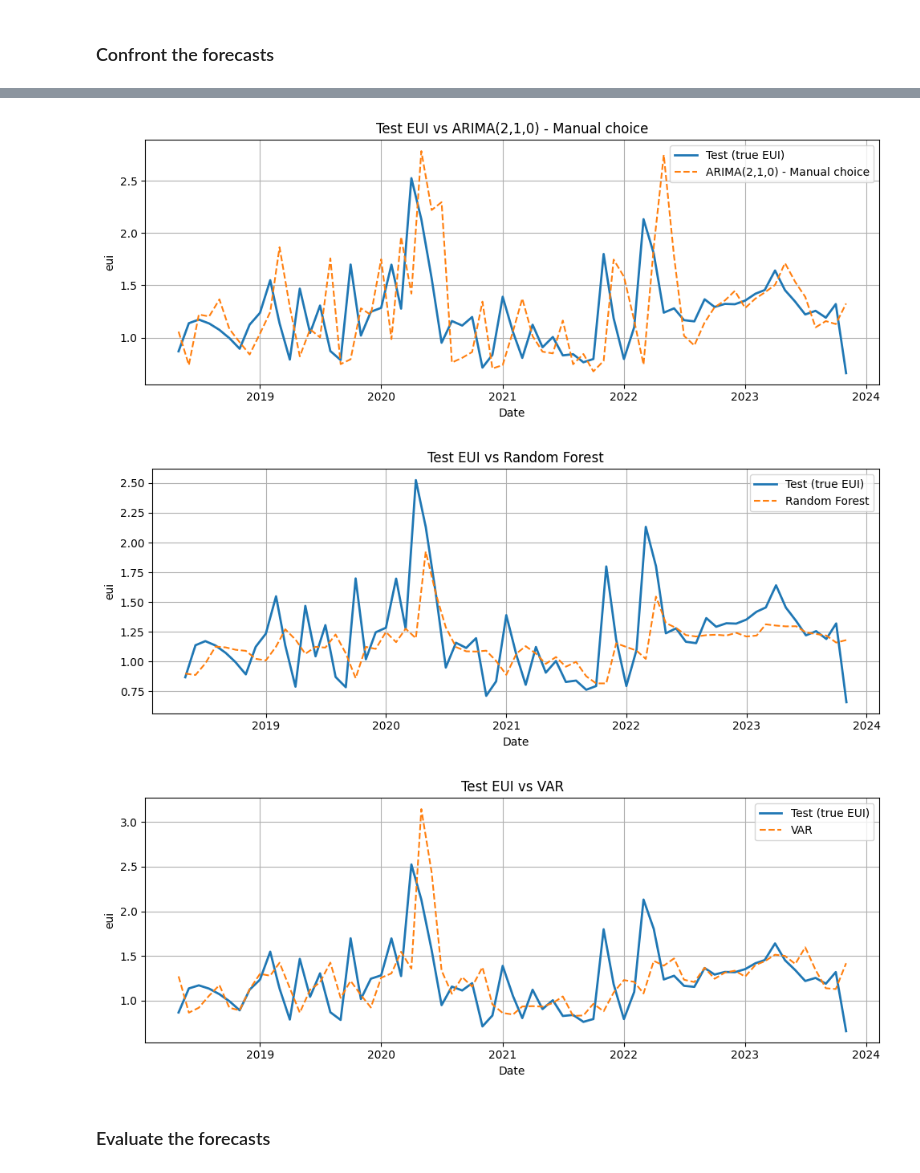
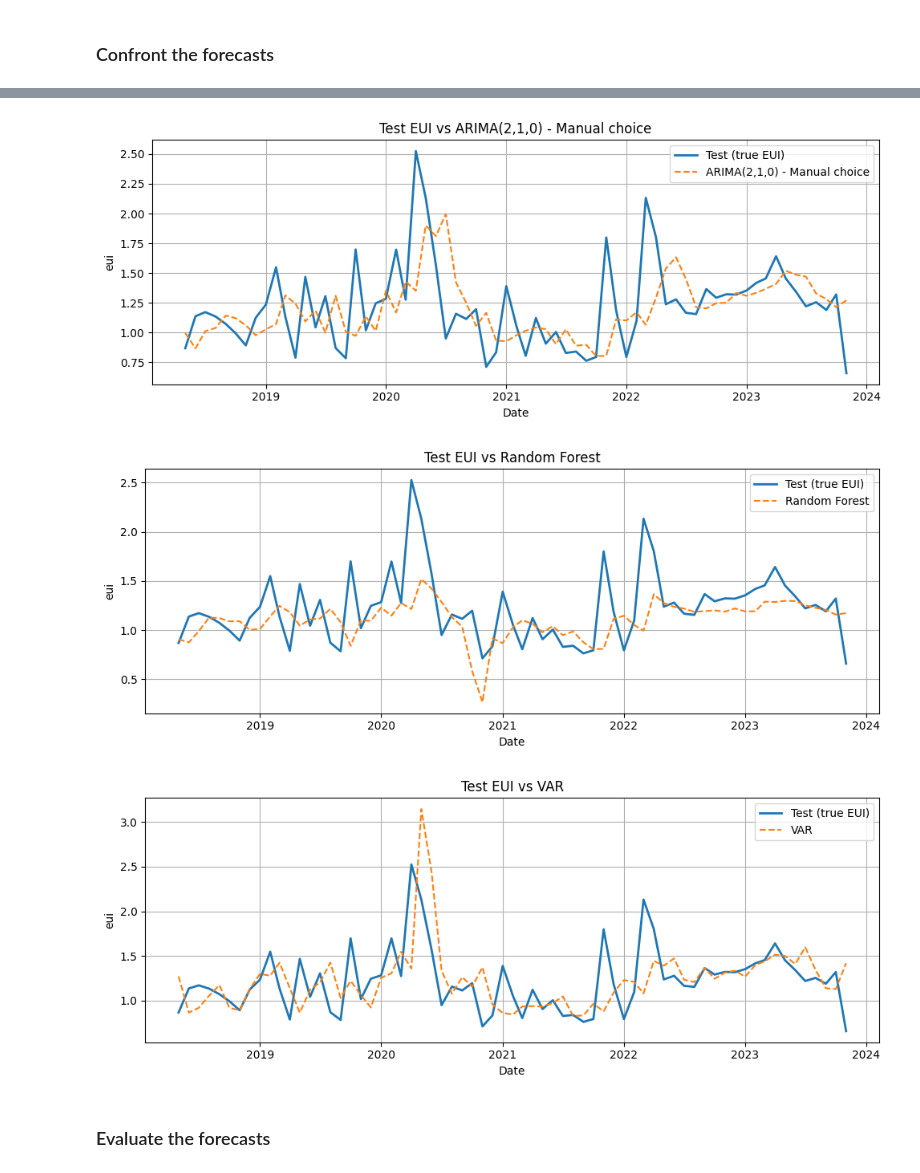
Before and after one commit to alessandro-macchi/bayesian_analysis, a Jupyter notebook: main_analysis.ipynb, the cells around one changed output, grey strips where cells are left out. Cells and saved outputs as stored; diff of their text form; code cells hidden in the pictures.

```diff
--- a/main_analysis.ipynb
+++ b/main_analysis.ipynb
@@ -942,29 +1031,21 @@ Max:    2.833962
 # -----------------------------
 # 1. True series (levels)
 # -----------------------------
-y_train_level = train_df[target_col_orig]
-y_test_level  = test_df[target_col_orig]
-
-# Back-transform ARIMA forecasts (estimated on dlog_eui) to level EUI
-arima_best_forecast_level = dlog_forecast_to_level(
-    arima_best_forecast, y_train_level, y_test_level
-)
-arima_210_forecast_level = dlog_forecast_to_level(
-    arima_210_forecast, y_train_level, y_test_level
-)
+y_train_log = train_df[target_col]
+y_test_log  = test_df[target_col]
 
 
 # -----------------------------
 # 2. Build a combined DataFrame including VAR
 # -----------------------------
 plot_df = pd.DataFrame({
-    "train_true": y_train_level,
-    "test_true": y_test_level,
-    "rw": rw_fcast,                    # RW with drift (expanding)
-    "arima_best": arima_best_forecast_level, # best ARIMA from grid
-    "arima_210": arima_210_forecast_level,   # fixed ARIMA(2,1,0), expanding
-    "rf": rf_fcast_series,             # Random Forest
-    "var": var_eui_forecast,           # VAR(dlog_eui, dlog_gpr, dlog_cpu, dlog_oil_price + dummies)
+    "train_true": np.exp(y_train_log),
+    "test_true": np.exp(y_test_log),
+    "rw": np.exp(rw_fcast),                    # RW with drift (expanding)
+    "arima_best": np.exp(arima_best_forecast), # best ARIMA from grid
+    "arima_210": np.exp(arima_210_forecast),   # fixed ARIMA(2,1,0), expanding
+    "rf": np.exp(rf_fcast_series),             # Random Forest
+    "var": np.exp(var_log_eui_forecast),           # VAR(dlog_eui, dlog_gpr, dlog_cpu, dlog_oil_price + dummies)
 })
 
 plot_df["actual"] = plot_df["train_true"].fillna(plot_df["test_true"])
@@ -1014,7 +1095,7 @@ ax.text(
 
 ax.set_title("EUI: Model Forecasts")
 ax.set_xlabel("Date")
-ax.set_ylabel(target_col_orig)
+ax.set_ylabel(target_col)
 ax.legend()
 ax.grid(True)
 plt.tight_layout()
@@ -1026,14 +1107,14 @@ plt.show()
 # Plots: true test EUI vs each model forecast (separately)
 # ---------------------------------------------------
 
-y_true_test = y_test_level
+y_true_test = test_df["eui"]
 
 forecast_dict = {
-    "Random Walk with Drift": rw_fcast.reindex(y_true_test.index),
-    f"ARIMA{best_order} - Best": arima_best_forecast_level.reindex(y_true_test.index),
-    "ARIMA(2,1,0) - Manual choice": arima_210_forecast_level.reindex(y_true_test.index),
-    "Random Forest": rf_fcast_series.reindex(y_true_test.index),
-    "VAR": var_eui_forecast.reindex(y_true_test.index),
+    "Random Walk with Drift": np.exp(rw_fcast).reindex(y_true_test.index),
+    f"ARIMA{best_order} - Best": np.exp(arima_best_forecast).reindex(y_true_test.index),
+    "ARIMA(2,1,0) - Manual choice": np.exp(arima_210_forecast).reindex(y_true_test.index),
+    "Random Forest": np.exp(rf_fcast_series).reindex(y_true_test.index),
+    "VAR": np.exp(var_log_eui_forecast).reindex(y_true_test.index),
 }
 
 for model_name, y_hat in forecast_dict.items():
@@ -1060,7 +1141,7 @@ for model_name, y_hat in forecast_dict.items():
 
     ax.set_title(f"Test EUI vs {model_name}")
     ax.set_xlabel("Date")
-    ax.set_ylabel(target_col_orig)
+    ax.set_ylabel("eui")
     ax.legend()
     ax.grid(True)
     plt.tight_layout()
@@ -1071,5 +1152,5 @@ for model_name, y_hat in forecast_dict.items():
-[figure, old version]
+[figure, new version]
-[figure, old version]
+[figure, new version]
 [figure]
 # %% [markdown]
 ### Evaluate the forecasts
```
Also changed, not shown: parts of 22 cells of this notebook.
